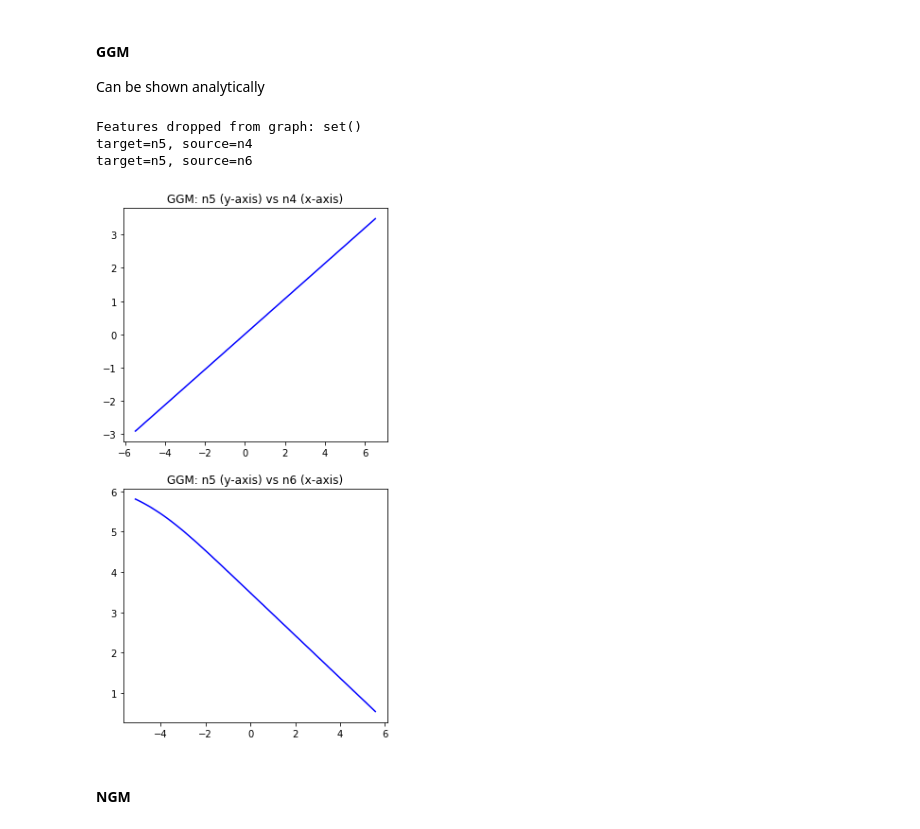
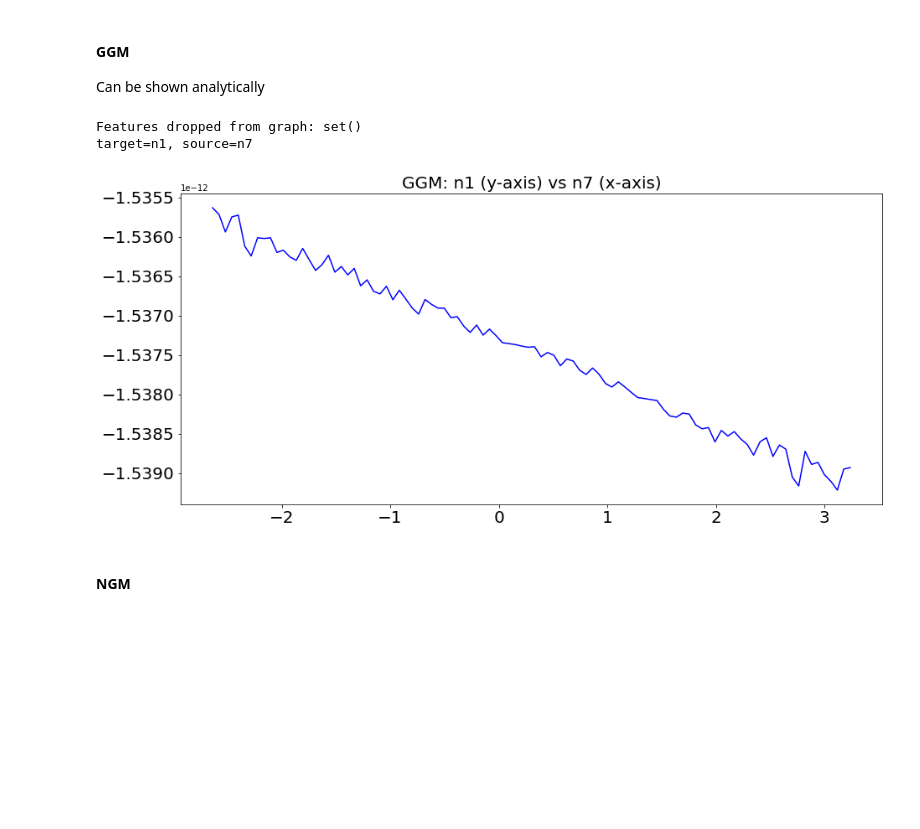
Before and after one commit to Harshs27/neural-graph-revealers, a Jupyter notebook: demo_NGR_dev.ipynb, the cells around one changed output. Cells and saved outputs as stored; diff of their text form; code cells hidden in the pictures; blank space fills up the shorter version.

```diff
--- a/demo_NGR_dev.ipynb
+++ b/demo_NGR_dev.ipynb
@@ -74,0 +81,30 @@ X
+# %%
+# Local imports
+from ngr.utils import dag
+from ngr.utils import data_processing as dp
+import networkx as nx
+import numpy as np
+import pandas as pd
+
+
+# Do we need to moralize the DAG?
+def get_DAG_data():
+    dag.set_random_seed(1)
+    # s0 = expected edges
+    n, d, s0, graph_type, sem_type = 1000, 10, 10, 'ER', 'gauss'
+    B_true = dag.simulate_dag(d, s0, graph_type)
+    W_true = dag.simulate_parameter(B_true)
+    node_names = ['n'+str(i) for i in range(W_true.shape[0])]
+    W_true = pd.DataFrame(W_true, columns=node_names, index=node_names)
+    print(W_true)
+    # np.savetxt('W_true.csv', W_true, delimiter=',')
+    X = dag.simulate_linear_sem(W_true, n, sem_type)
+    print(B_true.shape, W_true, X,  X.shape)
+    # Moralize the W_true
+    G_BN = nx.from_pandas_adjacency(W_true, create_using=nx.DiGraph)
+    G_BN_moral = nx.moral_graph(G_BN)
+    return X, G_BN_moral
+
+X, G = get_DAG_data()
+Gv = dp.get_interactive_graph(G, 'Moralized DAG graph', node_PREFIX=None)
+Gv.show('viz_dag_moralized.html')
@@ -309,23 +361,22 @@ ADD soft-symmetry term in draft
 Can be shown analytically
 # %%
 # Local imports
-from ngm.utils import ggm
+from ngr.utils import ggm
 
 # Define the mean and cov of the multivariate Gaussian
 data_min_ = X.min(axis=0)
 data_max_ = X.max(axis=0)
 _scaler = [data_min_, data_max_]
 D = true_theta.shape[0]
 mean = pd.Series(np.zeros(D), index=X.columns)
 cov=np.linalg.pinv(true_theta)
-
+feature_of_interest = 'n1'
 # Analyse the feature dependency functions
 ggm.analyse_feature(feature_of_interest, [mean, cov, _scaler], G, Xi=mean)
 # %% [output]
 Features dropped from graph: set()
-target=n5, source=n4
-target=n5, source=n6
+target=n1, source=n7
-[figure, old version]
+[figure, new version]
 # %% [markdown]
 #### NGM
 # %%
```
Also changed, not shown: parts of 14 cells of this notebook.
